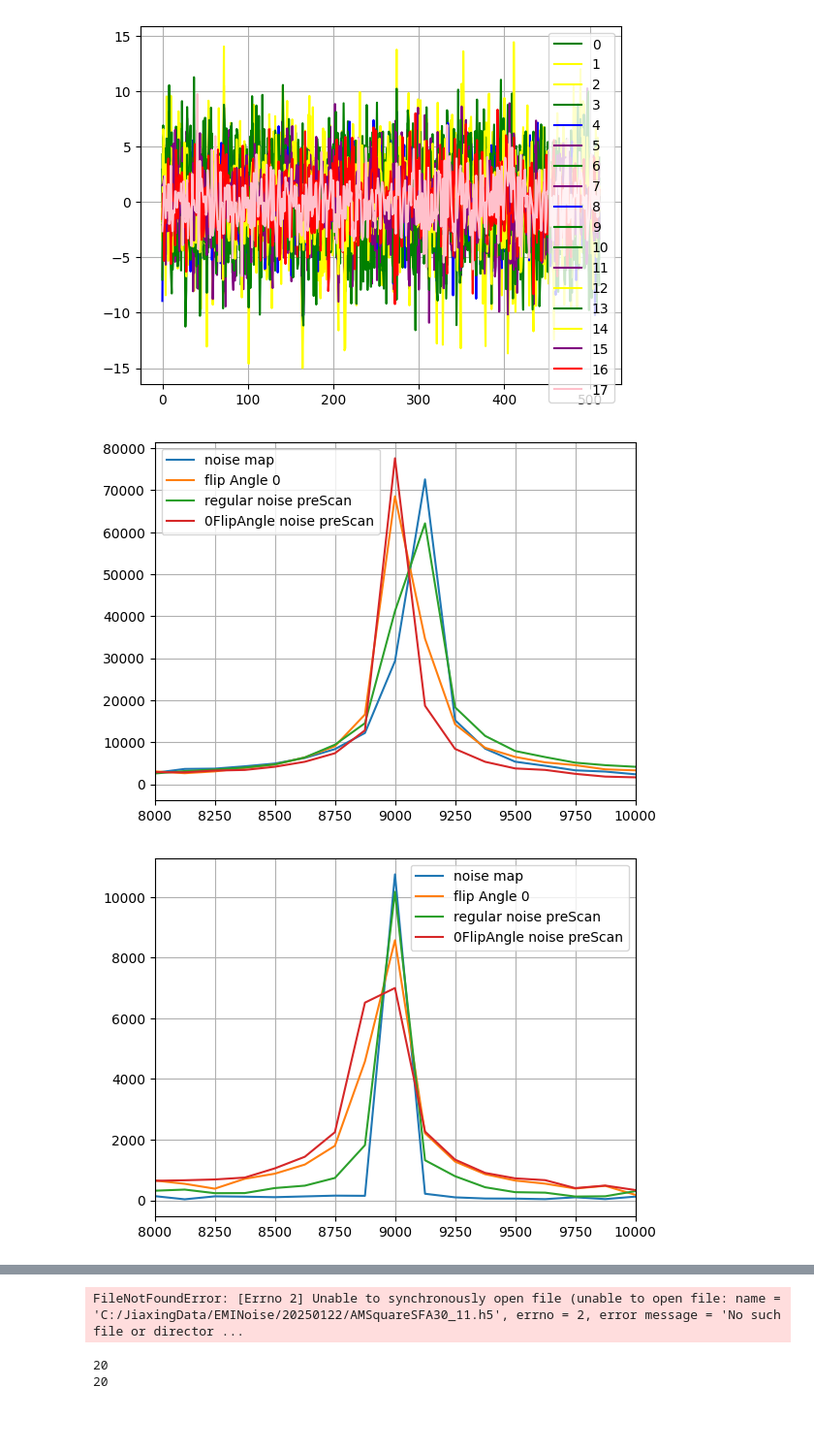
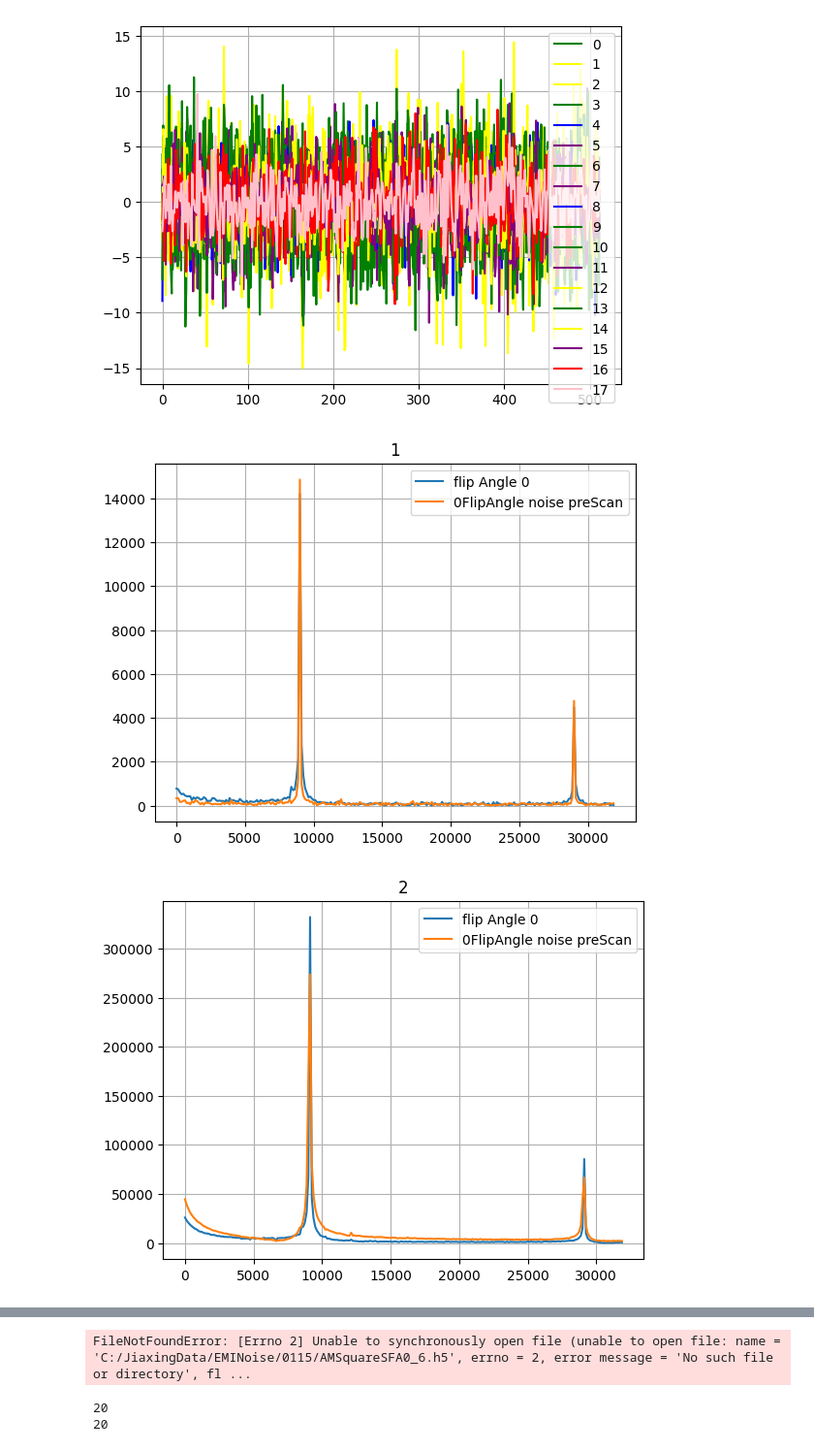
Before and after one commit to jiaxingh825/MRI-Image-Processing-using-Deep-Learning, a Jupyter notebook: ANS_Scripts/codeTestingSandbox.ipynb, the cells around one changed output, grey strips where cells are left out. Shown: that part at 97% size. Saved outputs shown, nothing was run; the diff lists cells and outputs as text; code cells hidden in the pictures; blank space fills up the shorter version.

```diff
--- a/ANS_Scripts/codeTestingSandbox.ipynb
+++ b/ANS_Scripts/codeTestingSandbox.ipynb
@@ -290,7 +213,7 @@ date = '20250122'
 for mode in ['AM']:
     for type in ['Square']:
         for trial in ['1','2','3','4','5','6','7','8','9','10','11','12','13','14','15','16','17','18','19','20','21','22','23','24','25']:
-            flip0,b = common.readAllAcqs('C:/JiaxingData/EMINoise/'+date+'/'+mode+type+'SFA0_'+trial+'.h5')
+            flip0,b = common.readAllAcqs('C:/JiaxingData/EMINoise/'+date+'/'+mode+type+'SFA30_'+trial+'.h5')
             flip0 = dp.ConvergeComplexR(dp.SplitComplexR(flip0))
             experiment1D(flip0)
 # %% [output]
@@ -346,68 +269,71 @@ plt.show()
 # %% [output]
 [figure]
 # %%
-def plotAcqSamples(noiseImage,flip0,noisePre,noisePre0,date,mode,type,trial):
+#noiseImage,flip0,noisePre,noisePre0,date,mode,type,trial
+def plotAcqSamples(flip0,noisePre0,date,mode,type,trial):
 
-    i1 = np.random.randint(0,len(noiseImage))
+    i1 = np.random.randint(0,len(flip0))
     i2 = np.random.randint(0,16)
 
     #noiseOnly = noiseOnly[i1,i2]
-    noise = noiseImage[i1,i2]
+    #noise = noiseImage[i1,i2]
     #noiseImage = noiseImage[i1,i2] - baseline[i1,i2]
     flip0 = flip0[i1,i2]
-    noisePre = noisePre[0,i2,0:512]
+    #noisePre = noisePre[0,i2,0:512]
     noisePre0 = noisePre0[0,i2,0:512]
 
     #fft1 = np.fft.fft(noiseOnly)
-    fft2 = np.fft.fft(noise)
+    #fft2 = np.fft.fft(noise)
     fft3 = np.fft.fft(flip0)
-    fft4 = np.fft.fft(noisePre)
+    #fft4 = np.fft.fft(noisePre)
     fft5 = np.fft.fft(noisePre0)
     #phase1 = np.angle(fft1)
     #ps1 = 20*np.log10(np.abs(fft1)**2)
 
 
     #sampling_frequency1 = common.getRate('E:/JiaxingData/EMINoise/0827/NoiseSignal_32_256.h5')
-    sampling_frequency2 = common.getRate('C:/JiaxingData/EMINoise/'+date+'/'+mode+type+'SFA30_'+trial+'.h5')
+    #sampling_frequency2 = common.getRate('C:/JiaxingData/EMINoise/'+date+'/'+mode+type+'FA77_'+trial+'.h5')
     sampling_frequency3 = common.getRate('C:/JiaxingData/EMINoise/'+date+'/'+mode+type+'SFA0_'+trial+'.h5')
     #freqs1 = np.fft.fftfreq(len(noiseOnly),1/sampling_frequency1)
-    freqs2 = np.fft.fftfreq(len(noise),1/sampling_frequency2)
+    #freqs2 = np.fft.fftfreq(len(noise),1/sampling_frequency2)
     freqs3 = np.fft.fftfreq(len(flip0),1/sampling_frequency3)
-    freqs4 = np.fft.fftfreq(len(noisePre),1/sampling_frequency2)
+    #freqs4 = np.fft.fftfreq(len(noisePre),1/sampling_frequency2)
 
 
 
     #plt.plot(freqs1[:len(freqs1)//2],np.abs(fft1)[:len(freqs1)//2])
-    plt.plot(freqs2[:len(freqs2)//2],np.abs(fft2)[:len(freqs2)//2])
+    #plt.plot(freqs2[:len(freqs2)//2],np.abs(fft2)[:len(freqs2)//2])
     plt.plot(freqs3[:len(freqs3)//2],np.abs(fft3)[:len(freqs3)//2])
-    plt.plot(freqs2[:len(freqs4)//2],np.abs(fft4)[:len(freqs2)//2])
+    #plt.plot(freqs2[:len(freqs4)//2],np.abs(fft4)[:len(freqs2)//2])
     plt.plot(freqs3[:len(freqs3)//2],np.abs(fft5)[:len(freqs3)//2])
-    plt.xlim(8000, 10000)
+    #plt.xlim(8000, 10000)
     plt.grid()
-    plt.legend(['noise map','flip Angle 0','regular noise preScan', '0FlipAngle noise preScan'])
+    plt.title(trial)
+    #['noise map','flip Angle 0','regular noise preScan', '0FlipAngle noise preScan']
+    plt.legend(['flip Angle 0', '0FlipAngle noise preScan'])
     #plt.savefig('E:/JiaxingData/EMINoise/'+date+'/spectrumPlot/'+mode+type+trial+'_absFFT_'+str(i1)+'_'+str(i2)+'.png')
     #plt.plot(freqs[:len(freqs)//2],np.abs(fft)[:len(freqs)//2])
     plt.show()
 
-date = '20250122'
+date = '0115'
 for mode in ['AM']:
     for type in ['Square']:
         for trial in ['1','2','3','4','5','6','7','8','9','10','11','12','13',
                       '14','15','16','17','18','19','20','21','22','23','24','25']:
-            #noiseOnly,b = common.readAllAcqs('E:/JiaxingData/EMINoise/1205/FA0Run1.h5')
+            #oiseOnly,b = common.readAllAcqs('E:/JiaxingData/EMINoise/1205/FA0Run1.h5')
             #noiseOnly = dp.ConvergeComplexR(dp.SplitComplexR(noiseOnly))
-            noiseImage,b = common.readAllAcqs('C:/JiaxingData/EMINoise/'+date+'/'+mode+type+'SFA30_'+trial+'.h5')
-            noiseImage = dp.ConvergeComplexR(dp.SplitComplexR(noiseImage))
+            #noiseImage,b = common.readAllAcqs('C:/JiaxingData/EMINoise/'+date+'/'+mode+type+'FA77_'+trial+'.h5')
+            #noiseImage = dp.ConvergeComplexR(dp.SplitComplexR(noiseImage))
             #baseline,b = common.readAllAcqs('E:/JiaxingData/EMINoise/'+date+'/FA77Baseline.h5')
             #baseline = dp.ConvergeComplexR(dp.SplitComplexR(baseline))
             flip0,b = common.readAllAcqs('C:/JiaxingData/EMINoise/'+date+'/'+mode+type+'SFA0_'+trial+'.h5')
             flip0 = dp.ConvergeComplexR(dp.SplitComplexR(flip0))
-            noisePre,b = common.readAllAcqs('C:/JiaxingData/EMINoise/'+date+'/'+mode+type+'SFA30_'+trial+'.h5',table_name="noise")
-            noisePre = dp.ConvergeComplexR(dp.SplitComplexR(noisePre))
+            #noisePre,b = common.readAllAcqs('C:/JiaxingData/EMINoise/'+date+'/'+mode+type+'FA77_'+trial+'.h5',table_name="noise")
+            #noisePre = dp.ConvergeComplexR(dp.SplitComplexR(noisePre))
             noisePre0,b = common.readAllAcqs('C:/JiaxingData/EMINoise/'+date+'/'+mode+type+'SFA0_'+trial+'.h5',table_name="noise")
             noisePre0 = dp.ConvergeComplexR(dp.SplitComplexR(noisePre0))
 
-            plotAcqSamples(noiseImage,flip0,noisePre,noisePre0,date,mode,type,trial)
+            plotAcqSamples(flip0,noisePre0,date,mode,type,trial)
 # %% [output]
-[figure, old version]
+[figure, new version]
-[figure, old version]
+[figure, new version]
@@ -422,4 +343,4 @@ for mode in ['AM']:
-FileNotFoundError: [Errno 2] Unable to synchronously open file (unable to open file: name = 'C:/JiaxingData/EMINoise/20250122/AMSquareSFA30_11.h5', errno = 2, error message = 'No such file or director ...
+FileNotFoundError: [Errno 2] Unable to synchronously open file (unable to open file: name = 'C:/JiaxingData/EMINoise/0115/AMSquareSFA0_6.h5', errno = 2, error message = 'No such file or directory', fl ...
 # %%
 data1 = [10125,10125,10000,10125,10000,10000,10000,10000,
         9875,10000,9875,9875,9875,9875,9750,9875,
```
Also changed, not shown: parts of 14 cells of this notebook, 1 other file.
